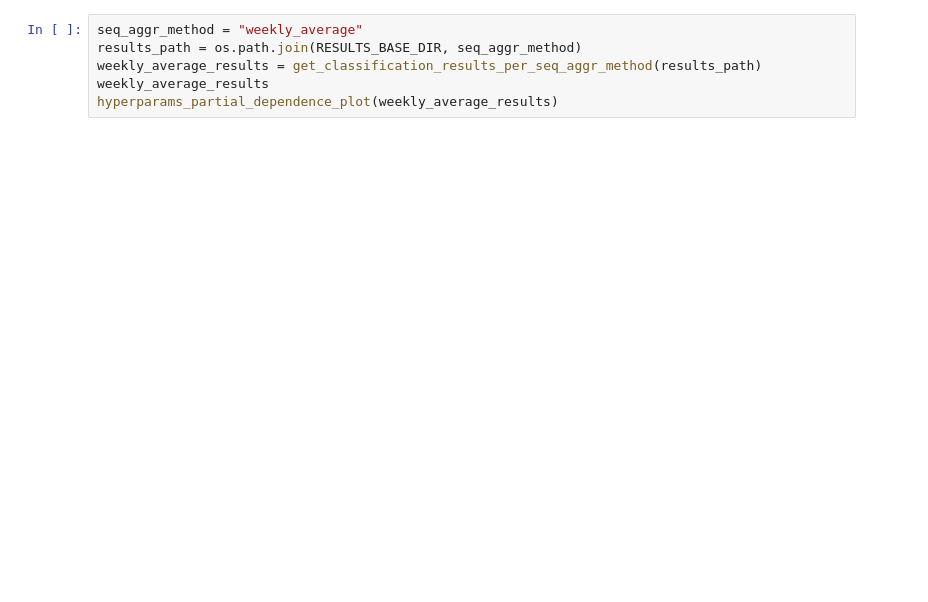
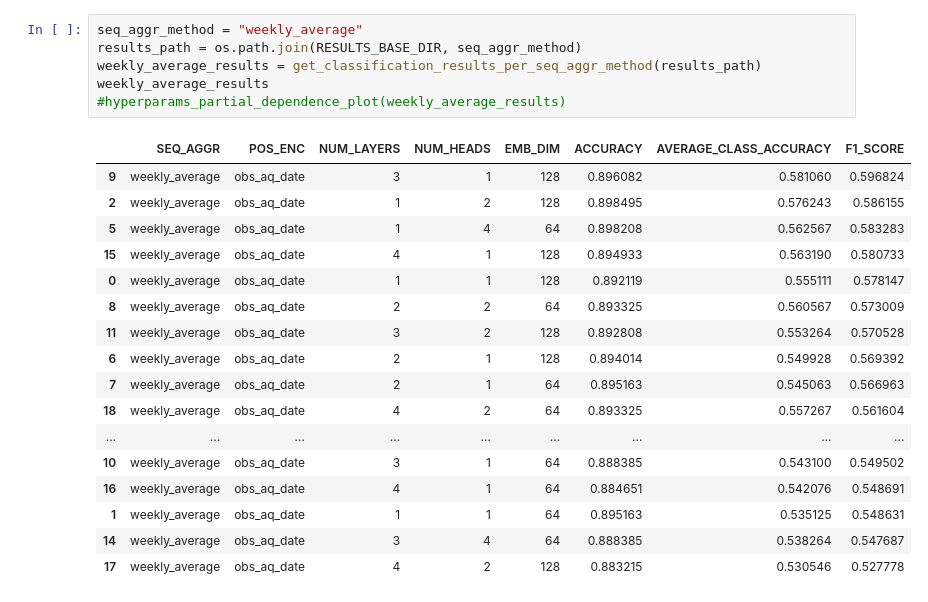
Before and after one commit to IvicaObadic/crop-type-classification-explainability, a Jupyter notebook: notebooks/results_analyzer.ipynb, the cells around one changed output. Drawn from its saved outputs; the diff is of its cells as text; blank space fills up the shorter version.

```diff
--- a/notebooks/results_analyzer.ipynb
+++ b/notebooks/results_analyzer.ipynb
@@ -134,9 +186,27 @@ EMB_DIM
 # %%
 seq_aggr_method = "weekly_average"
 results_path = os.path.join(RESULTS_BASE_DIR, seq_aggr_method)
 weekly_average_results = get_classification_results_per_seq_aggr_method(results_path)
 weekly_average_results
-hyperparams_partial_dependence_plot(weekly_average_results)
+#hyperparams_partial_dependence_plot(weekly_average_results)
+# %% [output]
+|  | SEQ_AGGR | POS_ENC | NUM_LAYERS | NUM_HEADS | EMB_DIM | ACCURACY | AVERAGE_CLASS_ACCURACY | F1_SCORE |
+| 9 | weekly_average | obs_aq_date | 3 | 1 | 128 | 0.896082 | 0.581060 | 0.596824 |
+| 2 | weekly_average | obs_aq_date | 1 | 2 | 128 | 0.898495 | 0.576243 | 0.586155 |
+| 5 | weekly_average | obs_aq_date | 1 | 4 | 64 | 0.898208 | 0.562567 | 0.583283 |
+| 15 | weekly_average | obs_aq_date | 4 | 1 | 128 | 0.894933 | 0.563190 | 0.580733 |
+| 0 | weekly_average | obs_aq_date | 1 | 1 | 128 | 0.892119 | 0.555111 | 0.578147 |
+| 8 | weekly_average | obs_aq_date | 2 | 2 | 64 | 0.893325 | 0.560567 | 0.573009 |
+| 11 | weekly_average | obs_aq_date | 3 | 2 | 128 | 0.892808 | 0.553264 | 0.570528 |
+| 6 | weekly_average | obs_aq_date | 2 | 1 | 128 | 0.894014 | 0.549928 | 0.569392 |
+| 7 | weekly_average | obs_aq_date | 2 | 1 | 64 | 0.895163 | 0.545063 | 0.566963 |
+| 18 | weekly_average | obs_aq_date | 4 | 2 | 64 | 0.893325 | 0.557267 | 0.561604 |
+| ... | ... | ... | ... | ... | ... | ... | ... | ... |
+| 10 | weekly_average | obs_aq_date | 3 | 1 | 64 | 0.888385 | 0.543100 | 0.549502 |
+| 16 | weekly_average | obs_aq_date | 4 | 1 | 64 | 0.884651 | 0.542076 | 0.548691 |
+| 1 | weekly_average | obs_aq_date | 1 | 1 | 64 | 0.895163 | 0.535125 | 0.548631 |
+| 14 | weekly_average | obs_aq_date | 3 | 4 | 64 | 0.888385 | 0.538264 | 0.547687 |
+| 17 | weekly_average | obs_aq_date | 4 | 2 | 128 | 0.883215 | 0.530546 | 0.527778 |
 # %%
 seq_aggr_method = "sampling"
 results_path = os.path.join(RESULTS_BASE_DIR, seq_aggr_method)
```
Also changed, not shown: parts of 8 cells of this notebook, 9 other files.
